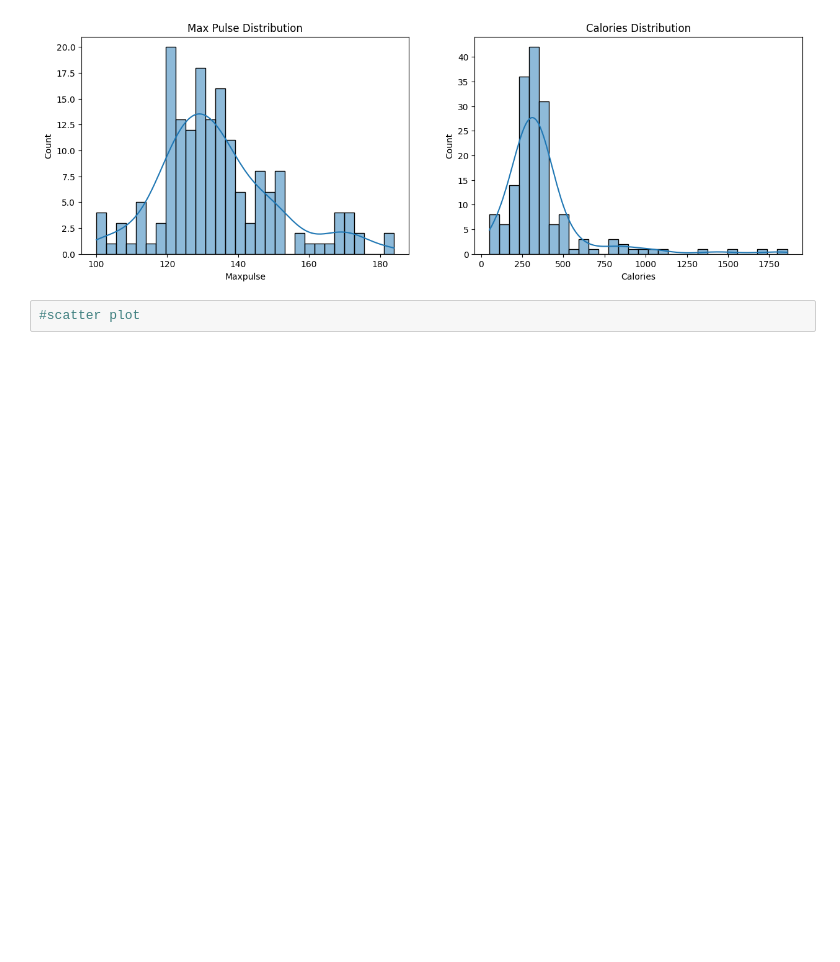
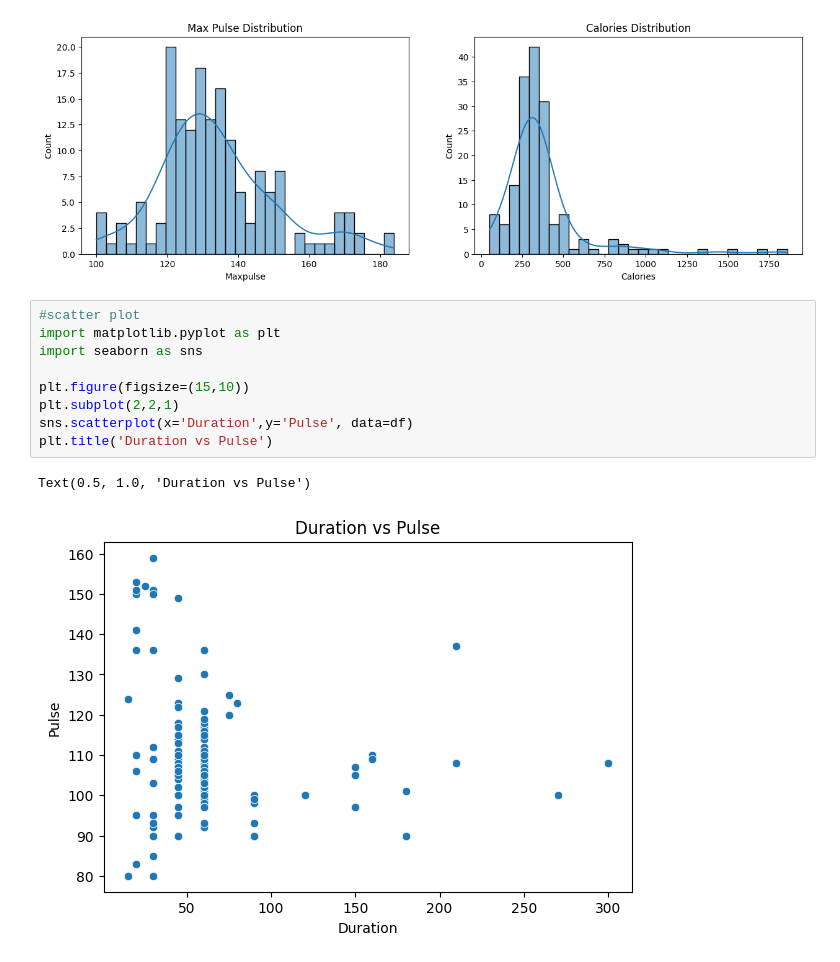
Before and after one commit to mbisaso/Marvin_Bisaso, a Jupyter notebook: csv_handling.ipynb, the cells around one changed output. Cells and saved outputs as stored; diff of their text form; blank space fills up the shorter version.

```diff
--- a/csv_handling.ipynb
+++ b/csv_handling.ipynb
@@ -144,3 +144,13 @@ Text(0.5, 1.0, 'Calories Distribution')
 [figure]
 # %%
 #scatter plot
+import matplotlib.pyplot as plt
+import seaborn as sns
+
+plt.figure(figsize=(15,10))
+plt.subplot(2,2,1)
+sns.scatterplot(x='Duration',y='Pulse', data=df)
+plt.title('Duration vs Pulse')
+# %% [output]
+Text(0.5, 1.0, 'Duration vs Pulse')
+[figure, added]
```
Also changed, not shown: parts of 1 cell of this notebook, 1 other file.
